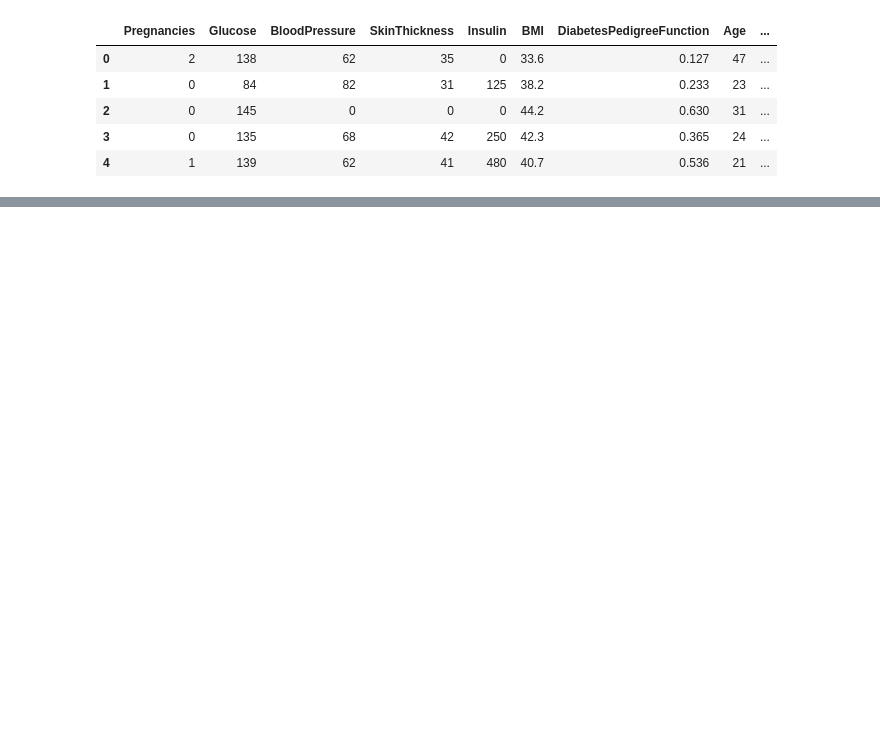
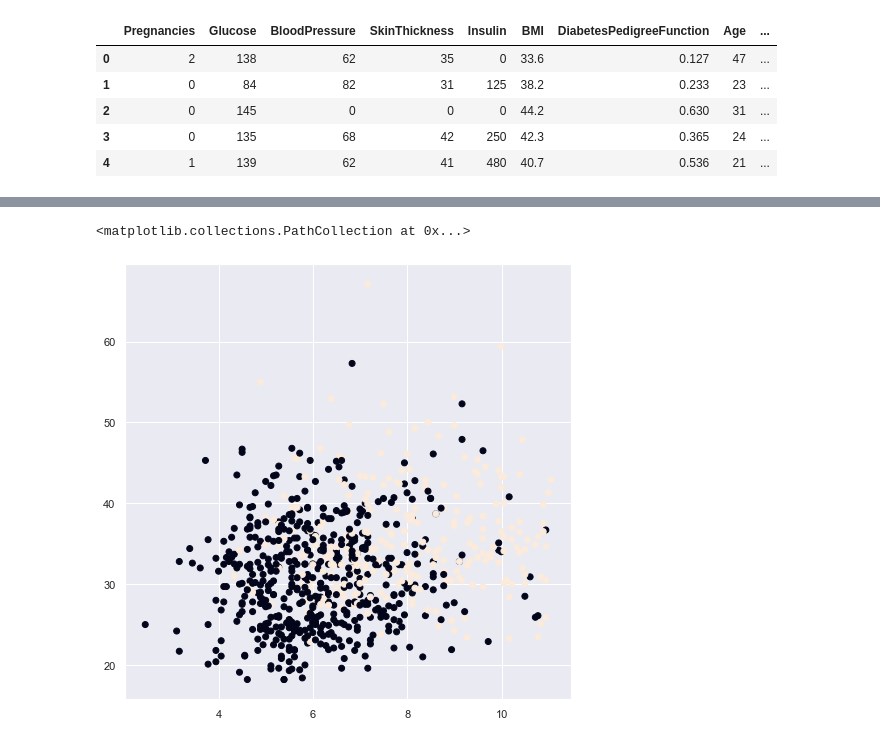
Before and after one commit to EelisK/malis-project, a Jupyter notebook: project.ipynb, the cells around one changed output, grey strips where cells are left out. Drawn from its saved outputs; the diff is of its cells as text; code cells hidden in the pictures; blank space fills up the shorter version.

```diff
--- a/project.ipynb
+++ b/project.ipynb
@@ -97,0 +120,6 @@ german_df.describe()
+# %%
+fig = plt.figure(figsize=(8,8))
+plt.scatter(pima_df['Glucose'], pima_df['BMI'],c=pima_df['Outcome'])
+# %% [output]
+<matplotlib.collections.PathCollection at 0x...>
+[figure, added]
```
Also changed, not shown: parts of 8 cells of this notebook, 3 other files.
